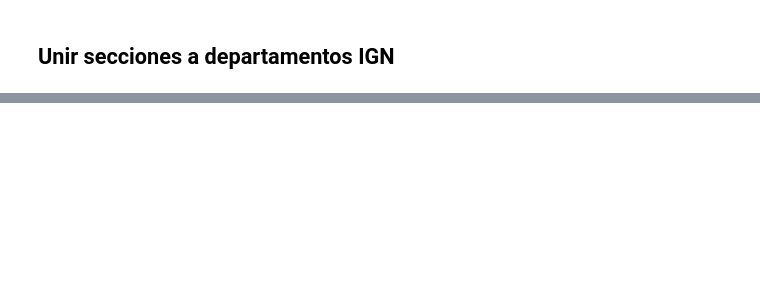
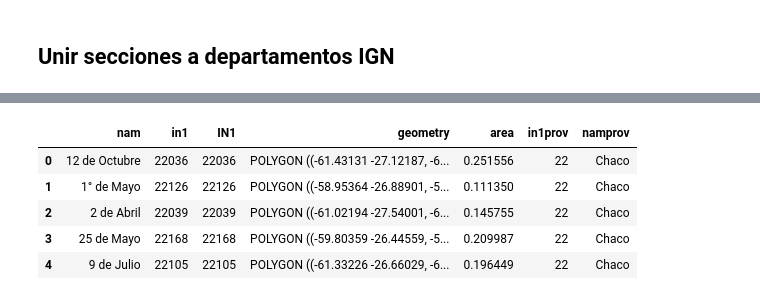
Before and after one commit to matuteiglesias/CNE-INDEC-georef, a Jupyter notebook: 02b - Interseccion espacial de Radios Censales a Circuitos CNE.ipynb, the cells around one changed output, grey strips where cells are left out. Saved outputs shown, nothing was run; the diff lists cells and outputs as text; code cells hidden in the pictures; blank space fills up the shorter version.

```diff
--- a/02b - Interseccion espacial de Radios Censales a Circuitos CNE.ipynb
+++ b/02b - Interseccion espacial de Radios Censales a Circuitos CNE.ipynb
@@ -283,4 +271,0 @@ inters = inters.groupby(['nam', 'in1']).apply(lambda x: x.nlargest(1, 'area')).r
-# %%
-
-provs_url = 'https://dnsg.ign.gob.ar/apps/api/v1/capas-sig/Geodesia+y+demarcaci%C3%B3n/L%C3%ADmites/provincia/json'
-provs_IGN = gpd.read_file(provs_url)
@@ -299 +314,22 @@ inters.loc[inters.IN1.isin(['06217', '94007'])]
+# %%
+
+dptos_IN1_from_radios = radios_diss_IN1
+
+ref_dptos = gpd.overlay(dptos_IGN[['nam', 'in1', 'geometry']], dptos_IN1_from_radios, how='intersection')
+ref_dptos['area'] = ref_dptos.area
+
+ref_dptos = ref_dptos.groupby(['nam', 'in1']).apply(lambda x: x.nlargest(1, 'area')).reset_index(drop=True)
+
+provnames = provs_IGN.rename(columns={'in1': 'in1prov', 'nam': 'namprov'})[['in1prov', 'namprov']]
+ref_dptos['in1prov'] = ref_dptos['in1'].str[:2]
+ref_dptos = ref_dptos.merge(provnames, on='in1prov')
+
+ref_dptos.head()
+# %% [output]
+|  | nam | in1 | IN1 | geometry | area | in1prov | namprov |
+| 0 | 12 de Octubre | 22036 | 22036 | POLYGON ((-61.43131 -27.12187, -6... | 0.251556 | 22 | Chaco |
+| 1 | 1° de Mayo | 22126 | 22126 | POLYGON ((-58.95364 -26.88901, -5... | 0.111350 | 22 | Chaco |
+| 2 | 2 de Abril | 22039 | 22039 | POLYGON ((-61.02194 -27.54001, -6... | 0.145755 | 22 | Chaco |
+| 3 | 25 de Mayo | 22168 | 22168 | POLYGON ((-59.80359 -26.44559, -5... | 0.209987 | 22 | Chaco |
+| 4 | 9 de Julio | 22105 | 22105 | POLYGON ((-61.33226 -26.66029, -6... | 0.196449 | 22 | Chaco |
 # %%
```
Also changed, not shown: parts of 32 cells of this notebook, 7 other files.
